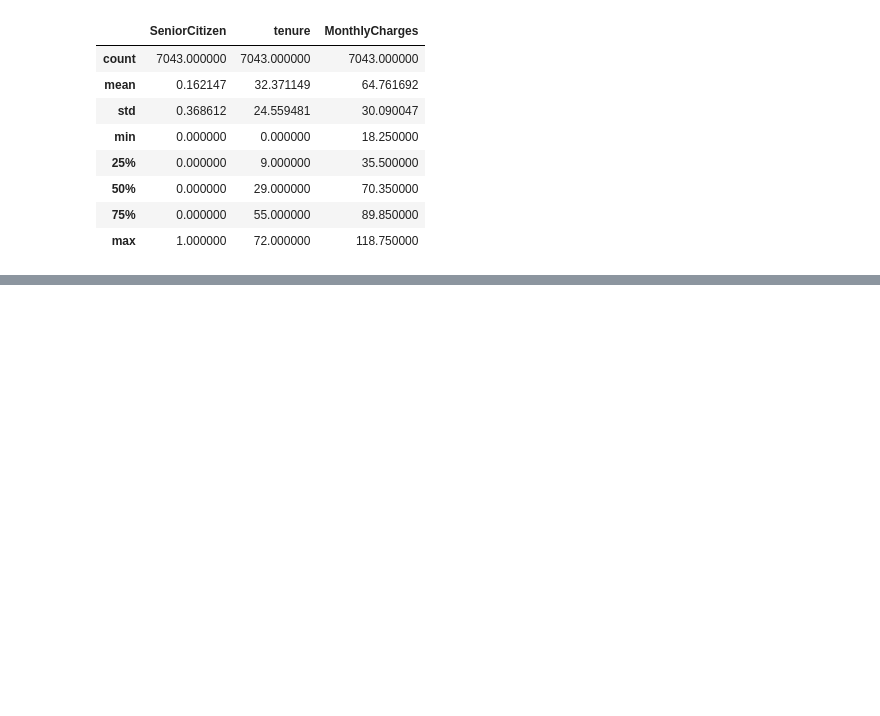
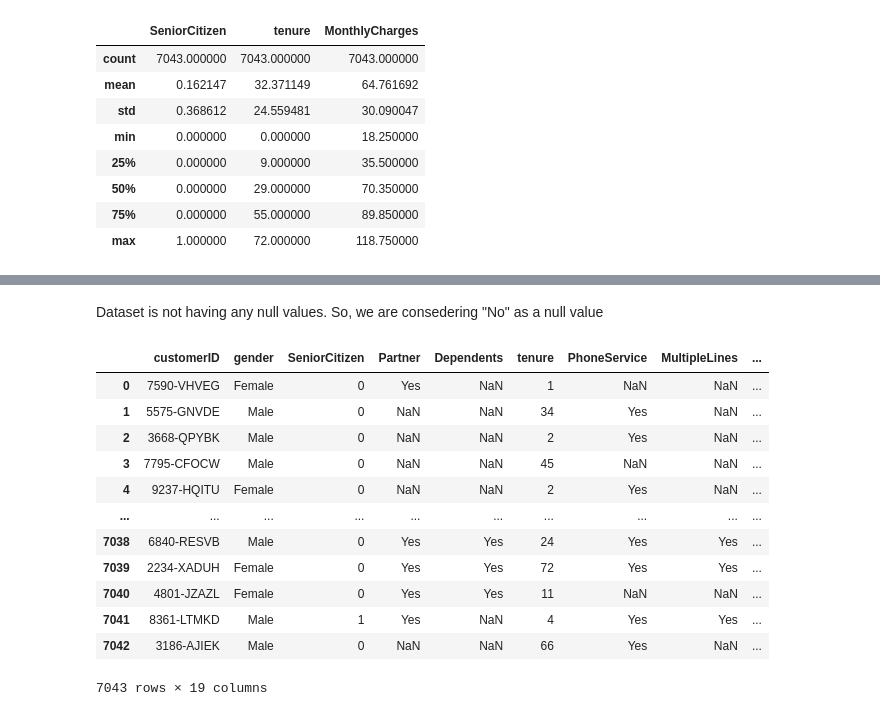
Before and after one commit to amaan-usmani/DataAnalysis_Telecom_Customer-Churn, a Jupyter notebook: project.ipynb, the cells around one changed output, grey strips where cells are left out. Drawn from its saved outputs; the diff is of its cells as text; code cells hidden in the pictures; blank space fills up the shorter version.

```diff
--- a/project.ipynb
+++ b/project.ipynb
@@ -121,3 +121,8 @@ telecom_df.describe()
 | 50% | 0.000000 | 29.000000 | 70.350000 |
 | 75% | 0.000000 | 55.000000 | 89.850000 |
 | max | 1.000000 | 72.000000 | 118.750000 |
+# %%
+#drop unnecessary columns StreamingMovies and PaperlessBilling from dataset
+
+df_telecom = telecom_df.drop(["StreamingMovies","PaperlessBilling"], axis = 1)
+df_telecom
@@ -123,0 +178,21 @@ telecom_df.describe()
+# %% [markdown]
+Dataset is not having any null values. So, we are consedering "No" as a null value
+# %%
+import numpy as np
+
+df_telecom.replace("No", np.nan, inplace=True, regex=True)
+df_telecom
+# %% [output]
+|  | customerID | gender | SeniorCitizen | Partner | Dependents | tenure | PhoneService | MultipleLines | ... |
+| 0 | 7590-VHVEG | Female | 0 | Yes | NaN | 1 | NaN | NaN | ... |
+| 1 | 5575-GNVDE | Male | 0 | NaN | NaN | 34 | Yes | NaN | ... |
+| 2 | 3668-QPYBK | Male | 0 | NaN | NaN | 2 | Yes | NaN | ... |
+| 3 | 7795-CFOCW | Male | 0 | NaN | NaN | 45 | NaN | NaN | ... |
+| 4 | 9237-HQITU | Female | 0 | NaN | NaN | 2 | Yes | NaN | ... |
+| ... | ... | ... | ... | ... | ... | ... | ... | ... | ... |
+| 7038 | 6840-RESVB | Male | 0 | Yes | Yes | 24 | Yes | Yes | ... |
+| 7039 | 2234-XADUH | Female | 0 | Yes | Yes | 72 | Yes | Yes | ... |
+| 7040 | 4801-JZAZL | Female | 0 | Yes | Yes | 11 | NaN | NaN | ... |
+| 7041 | 8361-LTMKD | Male | 1 | Yes | NaN | 4 | Yes | Yes | ... |
+| 7042 | 3186-AJIEK | Male | 0 | NaN | NaN | 66 | Yes | NaN | ... |
+7043 rows × 19 columns
```
Also changed, not shown: parts of 9 cells of this notebook.
